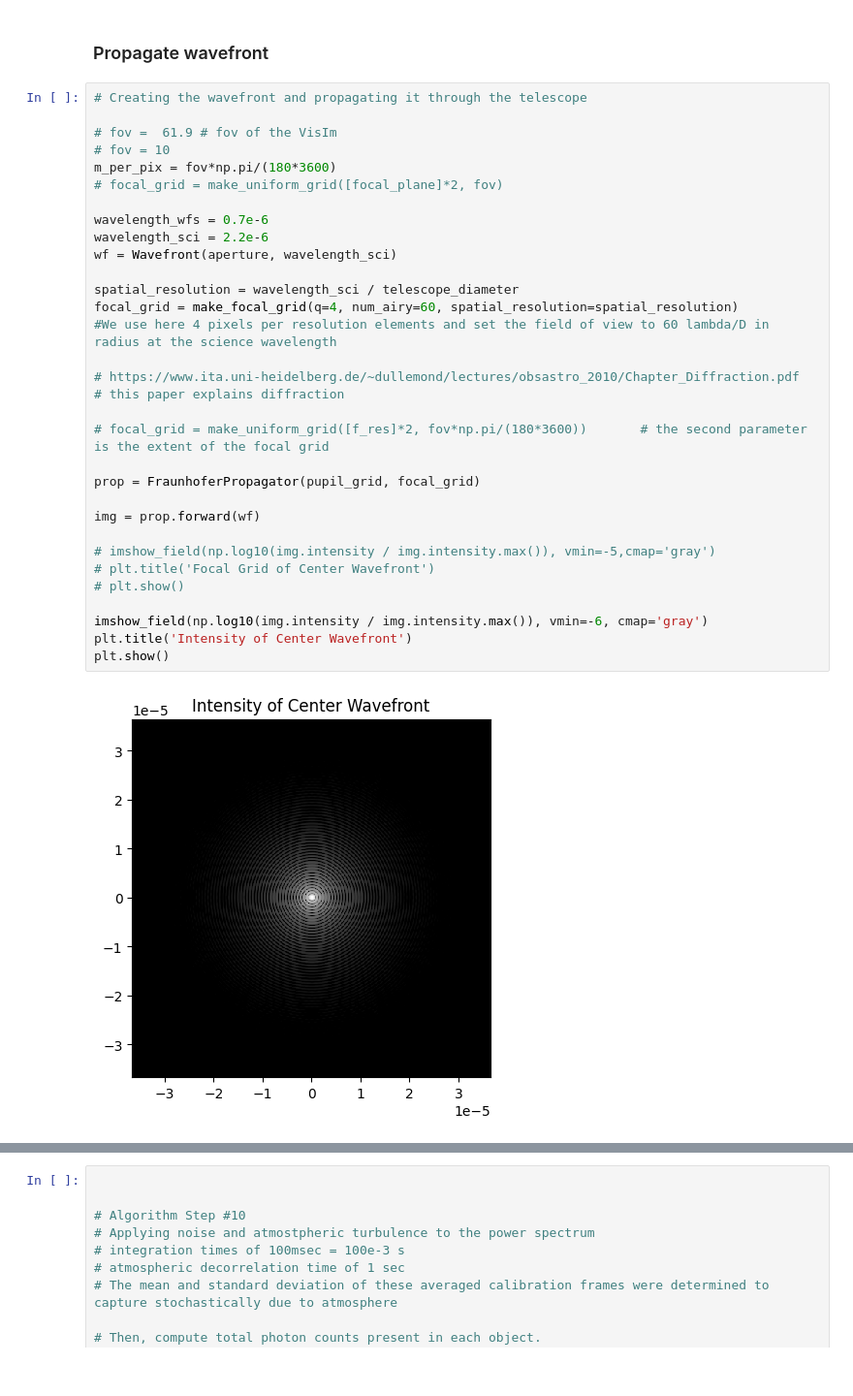
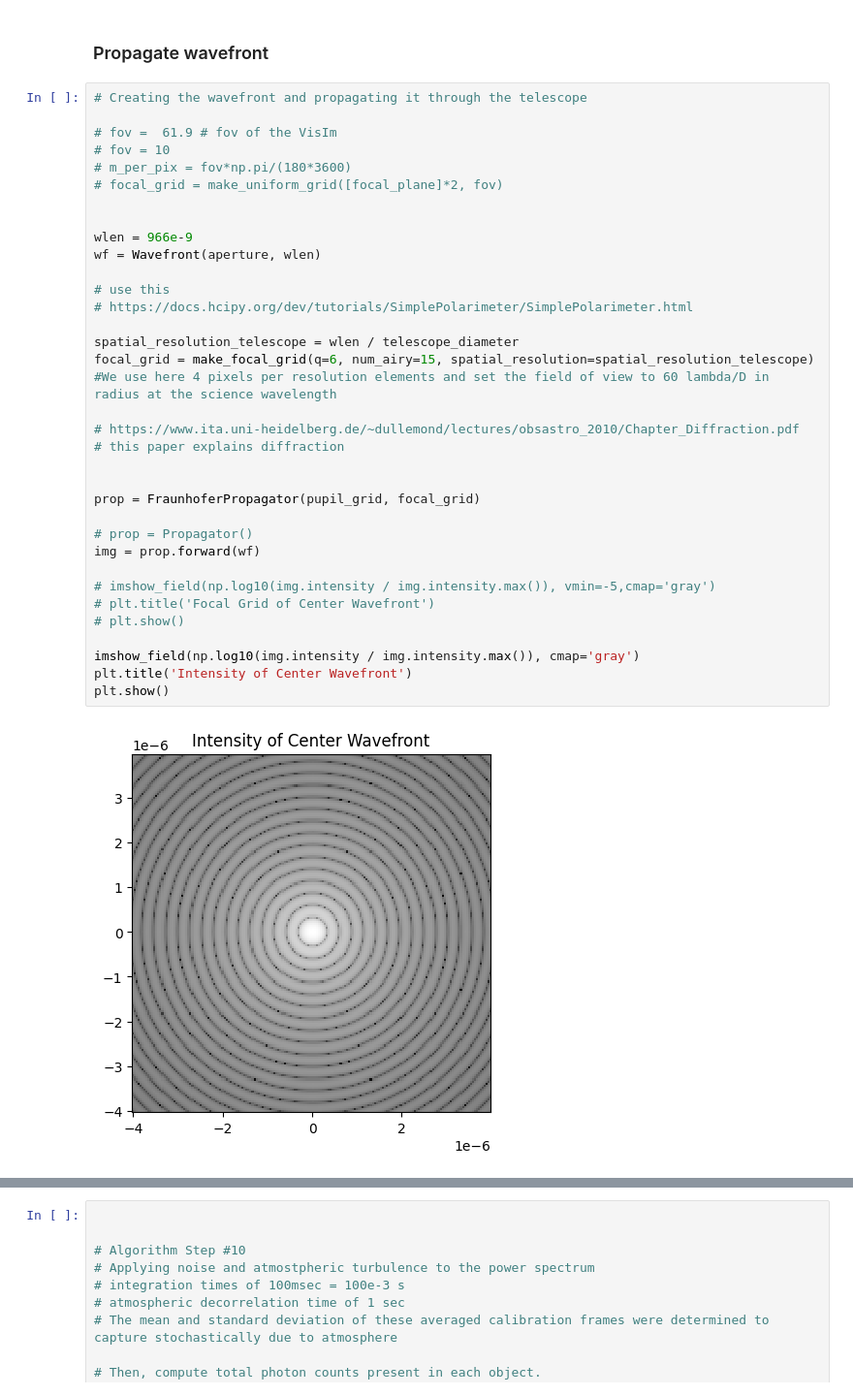
Before and after one commit to medrante/spectral_project, a Jupyter notebook: spectral_project_github.ipynb, the cells around one changed output, grey strips where cells are left out. Shown at 97% size. Drawn from its saved outputs; the diff is of its cells as text.

Commit message:
Updating with the correct details from the simple polarimeter

```diff
--- a/spectral_project_github.ipynb
+++ b/spectral_project_github.ipynb
@@ -181,37 +182,40 @@ plt.show()
 # %%
 # Creating the wavefront and propagating it through the telescope
 
 # fov =  61.9 # fov of the VisIm
 # fov = 10
-m_per_pix = fov*np.pi/(180*3600)
+# m_per_pix = fov*np.pi/(180*3600)
 # focal_grid = make_uniform_grid([focal_plane]*2, fov)
 
-wavelength_wfs = 0.7e-6
-wavelength_sci = 2.2e-6
-wf = Wavefront(aperture, wavelength_sci)
 
-spatial_resolution = wavelength_sci / telescope_diameter
-focal_grid = make_focal_grid(q=4, num_airy=60, spatial_resolution=spatial_resolution)
+wlen = 966e-9
+wf = Wavefront(aperture, wlen)
+
+# use this
+# https://docs.hcipy.org/dev/tutorials/SimplePolarimeter/SimplePolarimeter.html
+
+spatial_resolution_telescope = wlen / telescope_diameter
+focal_grid = make_focal_grid(q=6, num_airy=15, spatial_resolution=spatial_resolution_telescope)
 #We use here 4 pixels per resolution elements and set the field of view to 60 lambda/D in radius at the science wavelength
 
 # https://www.ita.uni-heidelberg.de/~dullemond/lectures/obsastro_2010/Chapter_Diffraction.pdf
 # this paper explains diffraction
 
-# focal_grid = make_uniform_grid([f_res]*2, fov*np.pi/(180*3600))       # the second parameter is the extent of the focal grid
 
 prop = FraunhoferPropagator(pupil_grid, focal_grid)
 
+# prop = Propagator()
 img = prop.forward(wf)
 
 # imshow_field(np.log10(img.intensity / img.intensity.max()), vmin=-5,cmap='gray')
 # plt.title('Focal Grid of Center Wavefront')
 # plt.show()
 
-imshow_field(np.log10(img.intensity / img.intensity.max()), vmin=-6, cmap='gray')
+imshow_field(np.log10(img.intensity / img.intensity.max()), cmap='gray')
 plt.title('Intensity of Center Wavefront')
 plt.show()
 # %% [output]
-[figure, old version]
+[figure, new version]
 # %%
 psf = img.intensity.shaped
 
```
Also changed, not shown: parts of 5 cells of this notebook.
